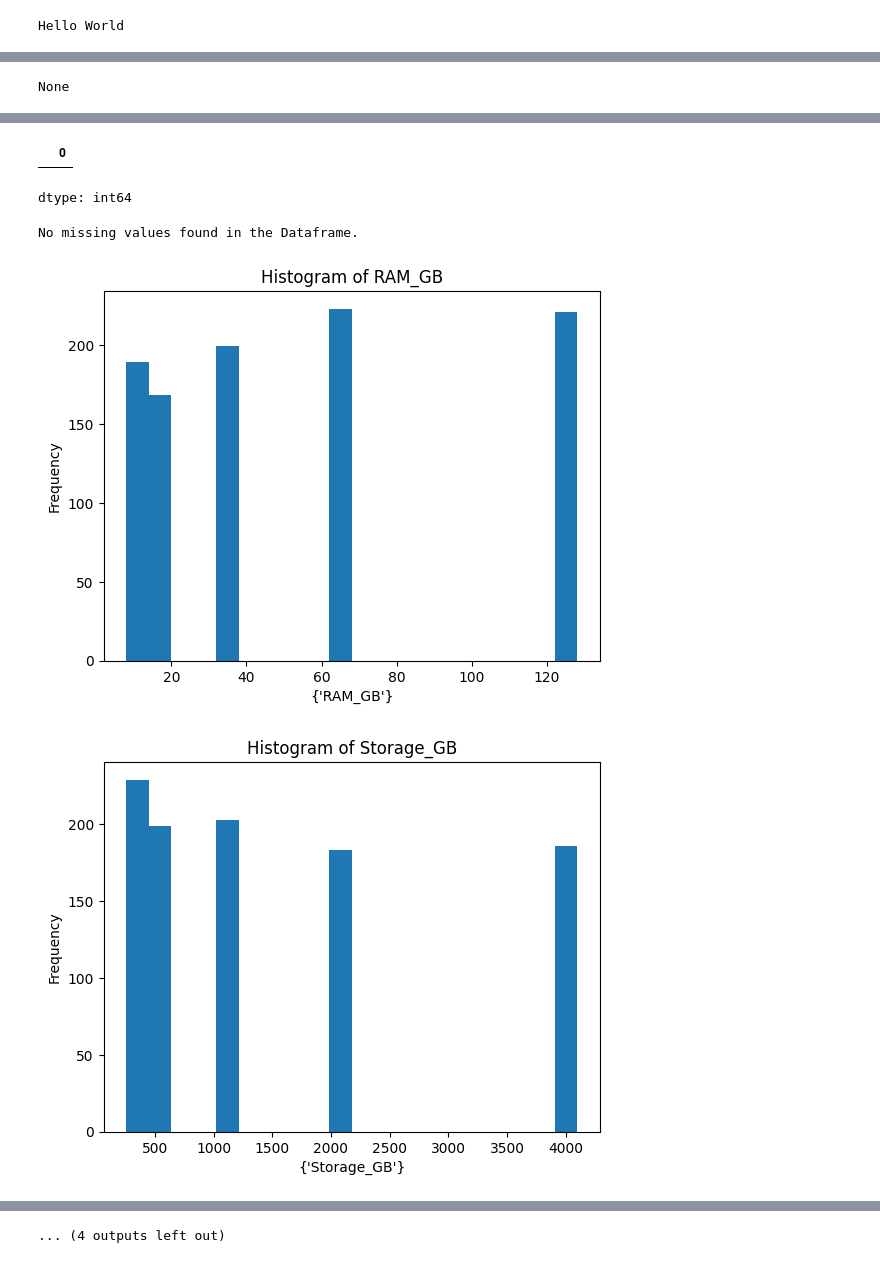
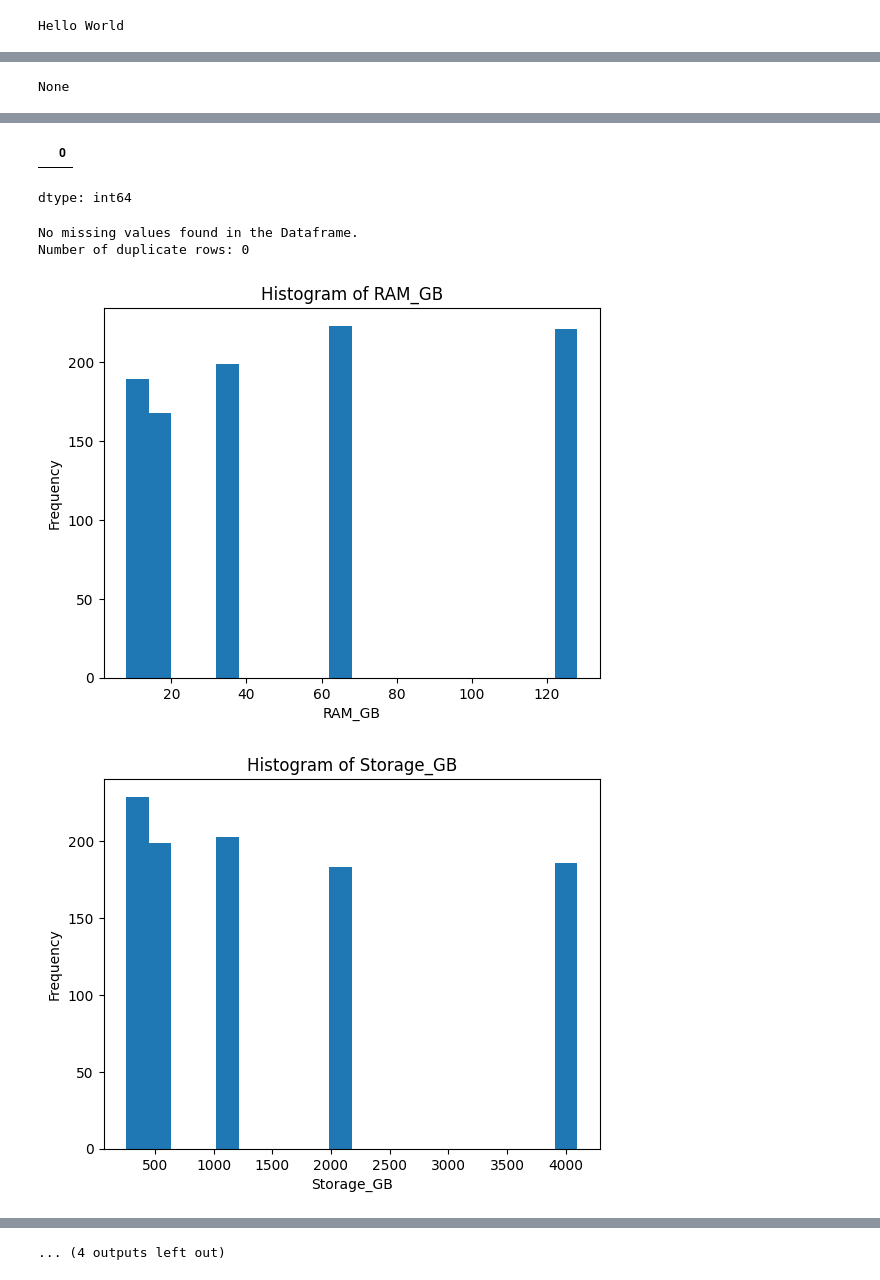
Before and after one commit to ranctor17/ADALL.Github, a Jupyter notebook: MAIN01.ipynb, the cells around one changed output, grey strips where cells are left out. Drawn from its saved outputs; the diff is of its cells as text; code cells hidden in the pictures.

Commit message:
Fix graph

```diff
--- a/MAIN01.ipynb
+++ b/MAIN01.ipynb
@@ -6,6 +6,7 @@ print ("Hello World Again")
 Hello World
 # %%
 import pandas as pd
+import matplotlib.pyplot as plt
 # Example: Replace this with the raw URL of your GitHub file
 github_raw_url = 'https://raw.githubusercontent.com/ranctor17/ADALL.Github/refs/heads/main/laptop_prices_2024_sgd_TL.csv'
 try:
@@ -15,7 +16,7 @@ try:
     display(df.info())
     display(df.describe())
 
-    #detect missing values
+    # detect missing values
     missing_values = df.isnull().sum()
     display(missing_values[missing_values > 0])
 
@@ -28,14 +29,20 @@ try:
     # print(df.isnull().sum())
 
 
+    # detect duplicate rows
+    duplicate_rows = df[df.duplicated(keep=False)]
 
-    #plot each DF col graph
+    print(f"Number of duplicate rows: {len(duplicate_rows)}")
+
+
+
+    # plot each DF col graph
     # df.plot(kind='bar')
 
     #plot each column in df which is numeric
     for col in df.select_dtypes(include=['float64', 'int64']).columns:
       plt.hist(df[col],bins=20)
-      plt.xlabel({col})
+      plt.xlabel(col)
       plt.ylabel('Frequency')
       plt.title(f'Histogram of {col}')
       plt.show()
@@ -65,32 +72,33 @@ Successfully loaded data from GitHub!
 <class 'pandas.core.frame.DataFrame'>
 RangeIndex: 1000 entries, 0 to 999
 Data columns (total 14 columns):
  #   Column            Non-Null Count  Dtype
 ---  ------            --------------  -----
  0   Brand             1000 non-null   object
  1   Model             1000 non-null   object
  2   CPU               1000 non-null   object
  3   GPU               1000 non-null   object
  4   RAM_GB            1000 non-null   int64
  5   Storage_Type      1000 non-null   object
  6   Storage_GB        1000 non-null   int64
 ... (5 lines left out)
  12  Brand_Discount    1000 non-null   int64
  13  Member_Discount   1000 non-null   float64
 dtypes: bool(1), float64(5), int64(3), object(5)
 memory usage: 102.7+ KB
 None
 |  | RAM_GB | Storage_GB | Weight_kg | Screen_Size_inch | Discount_percent | Price_SGD | Brand_Discount | ... |
 | count | 1000.000000 | 1000.000000 | 1000.000000 | 1000.000000 | 1000.000000 | 1000.000000 | 1000.0000 | ... |
 | mean | 53.128000 | 1505.024000 | 2.036560 | 15.645700 | 7.538230 | 2277.796410 | 6.7680 | ... |
 | std | 44.413288 | 1380.203919 | 0.746477 | 1.759846 | 4.334012 | 616.496246 | 2.6346 | ... |
 | min | 8.000000 | 256.000000 | 1.000000 | 13.300000 | 0.000000 | 995.770000 | 3.0000 | ... |
 | 25% | 16.000000 | 512.000000 | 1.340000 | 14.000000 | 3.815000 | 1776.212500 | 5.0000 | ... |
 | 50% | 32.000000 | 1024.000000 | 1.970000 | 15.600000 | 7.480000 | 2257.765000 | 7.0000 | ... |
 | 75% | 64.000000 | 2048.000000 | 2.680000 | 17.300000 | 11.225000 | 2711.680000 | 10.0000 | ... |
 | max | 128.000000 | 4096.000000 | 3.500000 | 18.400000 | 15.000000 | 4156.500000 | 10.0000 | ... |
 |  | 0 |
 dtype: int64
 No missing values found in the Dataframe.
+Number of duplicate rows: 0
-[figure, old version]
+[figure, new version]
-[figure, old version]
+[figure, new version]
```
Also changed, not shown: parts of 1 cell of this notebook.
